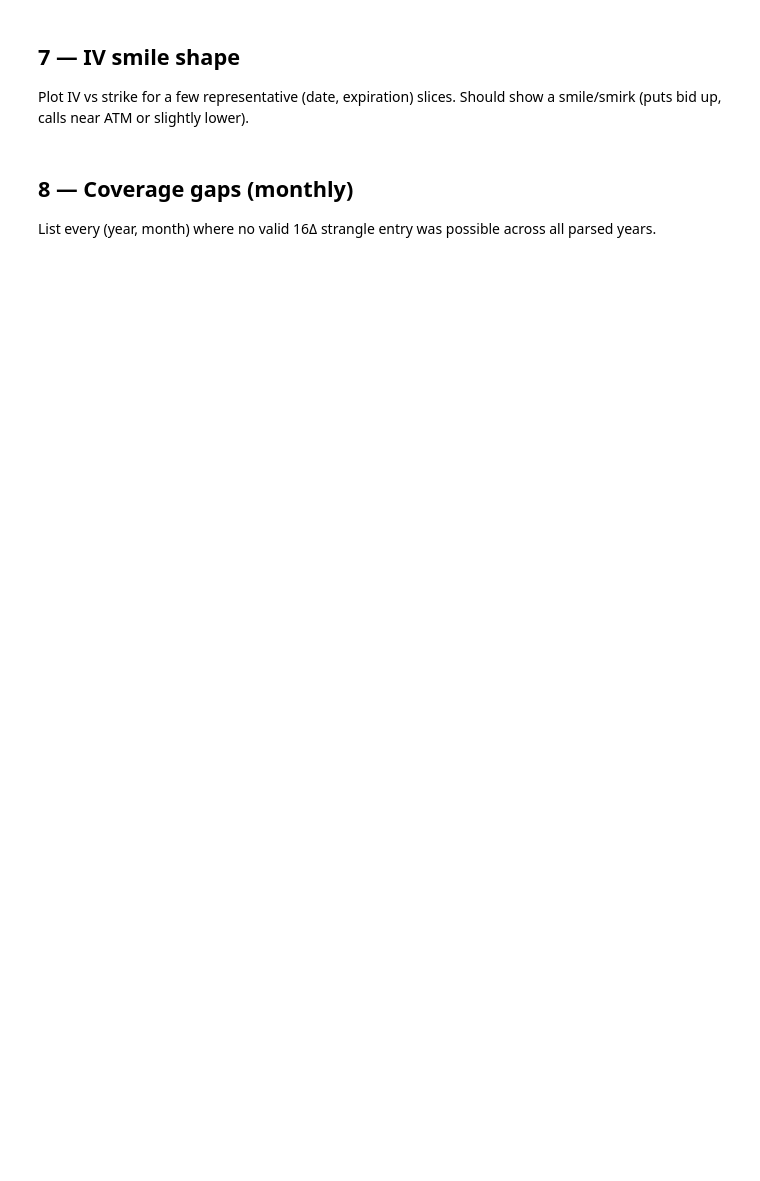
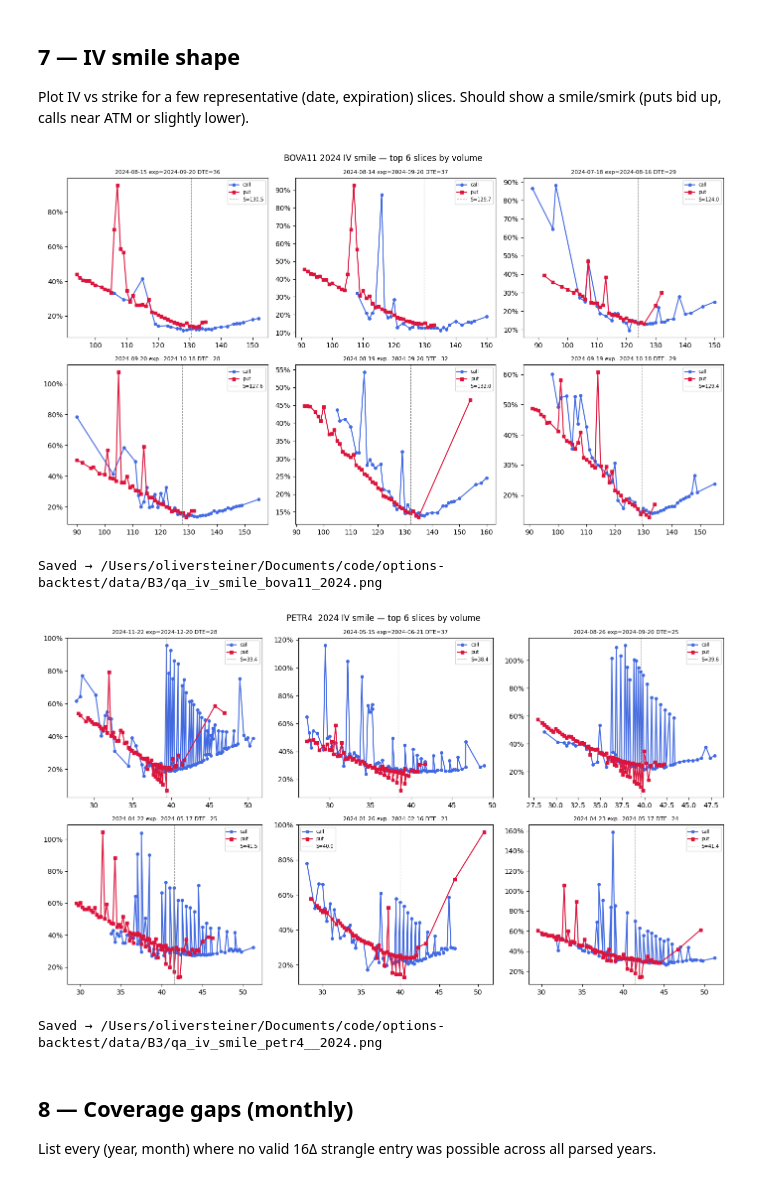
Before and after one commit to osteiner78/options-backtest, a Jupyter notebook: research/B3 - data quality checks.ipynb, the cells around one changed output. Cells and saved outputs as stored; diff of their text form; code cells hidden in the pictures; blank space fills up the shorter version.

```diff
--- a/research/B3 - data quality checks.ipynb
+++ b/research/B3 - data quality checks.ipynb
@@ -310,37 +475,44 @@ Plot IV vs strike for a few representative (date, expiration) slices.
 Should show a smile/smirk (puts bid up, calls near ATM or slightly lower).
 # %%
 def plot_iv_smile(opts, label, n_slices=6):
-    has_iv = opts[opts['iv'].notna() & (opts['dte'] >= 20) & (opts['dte'] <= 45)]
+    has_iv = opts[opts["iv"].notna() & (opts["dte"] >= 20) & (opts["dte"] <= 45)]
     # Pick the n most-liquid (date, expiry) pairs by total volume
     top = (
-        has_iv.groupby(['date', 'expiry'])['volume_brl'].sum()
-        .nlargest(n_slices).index
+        has_iv.groupby(["date", "expiry"])["volume_brl"].sum().nlargest(n_slices).index
     )
 
     fig, axes = plt.subplots(2, 3, figsize=(14, 8))
-    fig.suptitle(f'{label} IV smile — top {n_slices} slices by volume', fontsize=12)
+    fig.suptitle(f"{label} IV smile — top {n_slices} slices by volume", fontsize=12)
 
     for ax, (date, exp) in zip(axes.flat, top):
-        sl = has_iv[(has_iv['date'] == date) & (has_iv['expiry'] == exp)]
-        calls = sl[sl['option_type'] == 'call'].sort_values('strike')
-        puts  = sl[sl['option_type'] == 'put'].sort_values('strike')
-        ax.plot(calls['strike'], calls['iv'], 'o-', ms=4, label='call', color='royalblue')
-        ax.plot(puts['strike'],  puts['iv'],  's-', ms=4, label='put',  color='crimson')
-        s0 = sl['underlying_price'].iloc[0]
-        ax.axvline(s0, ls='--', lw=0.8, color='gray', label=f'S={s0:.1f}')
-        dte_val = sl['dte'].iloc[0]
+        sl = has_iv[(has_iv["date"] == date) & (has_iv["expiry"] == exp)]
+        calls = sl[sl["option_type"] == "call"].sort_values("strike")
+        puts = sl[sl["option_type"] == "put"].sort_values("strike")
+        ax.plot(
+            calls["strike"], calls["iv"], "o-", ms=4, label="call", color="royalblue"
+        )
+        ax.plot(puts["strike"], puts["iv"], "s-", ms=4, label="put", color="crimson")
+        s0 = sl["underlying_price"].iloc[0]
+        ax.axvline(s0, ls="--", lw=0.8, color="gray", label=f"S={s0:.1f}")
+        dte_val = sl["dte"].iloc[0]
         ax.set_title(f"{date.date()} exp={exp.date()} DTE={dte_val}", fontsize=8)
-        ax.yaxis.set_major_formatter(plt.FuncFormatter(lambda v, _: f'{v:.0%}'))
+        ax.yaxis.set_major_formatter(plt.FuncFormatter(lambda v, _: f"{v:.0%}"))
         ax.legend(fontsize=7)
 
     plt.tight_layout()
     out = DATA_DIR / f'qa_iv_smile_{label.lower().replace(" ", "_")}.png'
     plt.savefig(out, dpi=150)
     plt.show()
-    print(f'Saved → {out}')
+    print(f"Saved → {out}")
 
-plot_iv_smile(opts_bova, f'BOVA11 {SAMPLE_YEAR}')
-plot_iv_smile(opts_petr, f'PETR4  {SAMPLE_YEAR}')
+
+plot_iv_smile(opts_bova, f"BOVA11 {SAMPLE_YEAR}")
+plot_iv_smile(opts_petr, f"PETR4  {SAMPLE_YEAR}")
+# %% [output]
+[figure, added]
+Saved → /Users/oliversteiner/Documents/code/options-backtest/data/B3/qa_iv_smile_bova11_2024.png
+[figure, added]
+Saved → /Users/oliversteiner/Documents/code/options-backtest/data/B3/qa_iv_smile_petr4__2024.png
 # %% [markdown]
 ## 8 — Coverage gaps (monthly)
 
```
Also changed, not shown: parts of 13 cells of this notebook, 5 other files.
